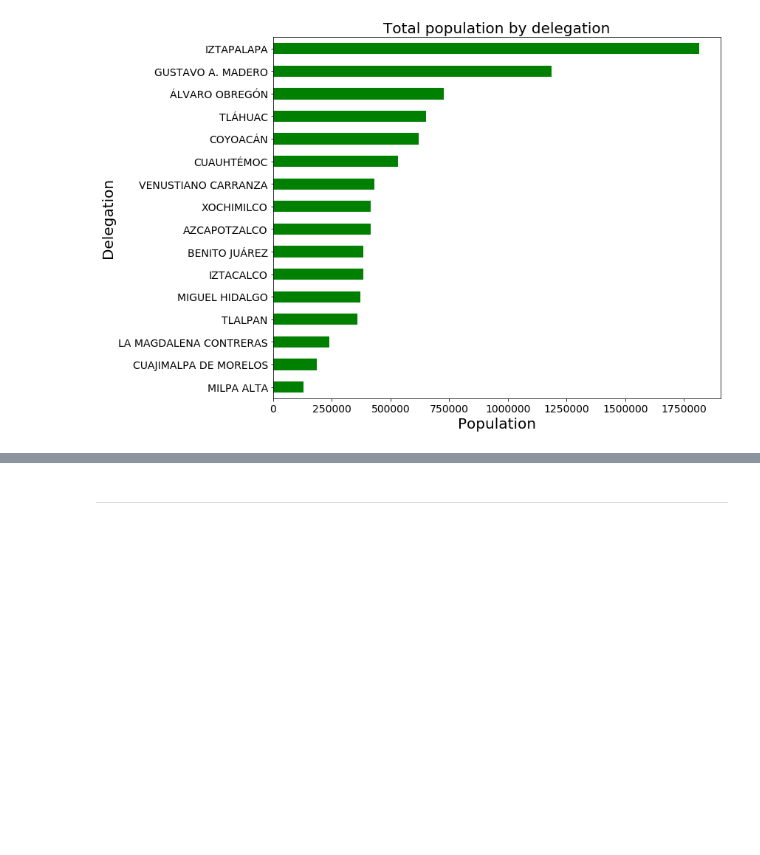
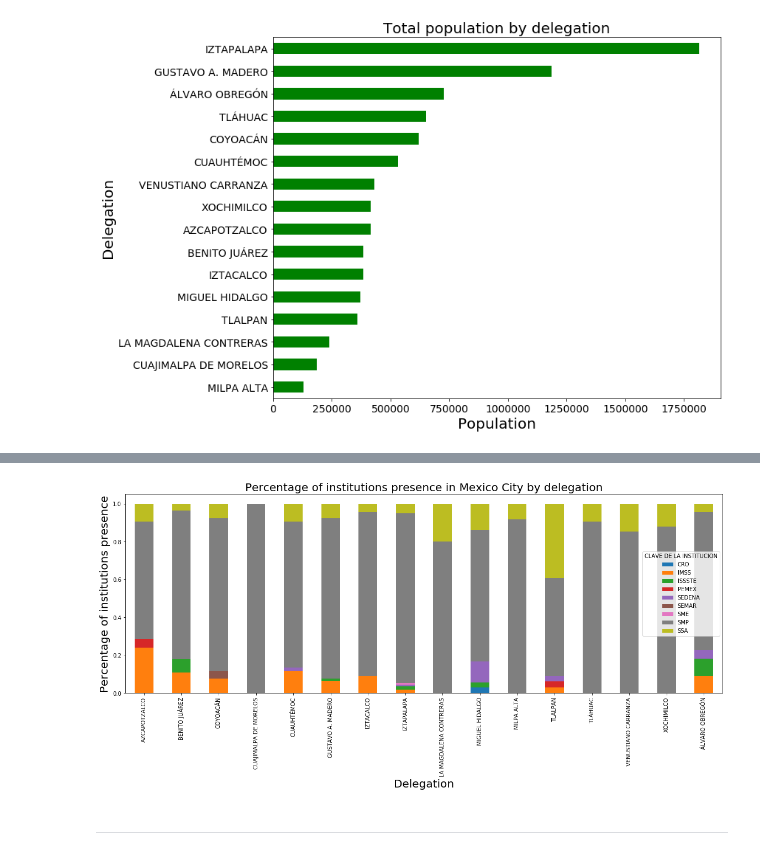
Before and after one commit to JoannePeel/healthcare-data-analysis, a Jupyter notebook: main.ipynb, the cells around one changed output, grey strips where cells are left out. Drawn from its saved outputs; the diff is of its cells as text; code cells hidden in the pictures; blank space fills up the shorter version.

Commit message:
I have made another figure

```diff
--- a/main.ipynb
+++ b/main.ipynb
@@ -385,0 +407,4 @@ plt.show()
+# %%
+df = cdmx_hospitals_df.groupby(["NOMBRE DEL MUNICIPIO","CLAVE DE LA INSTITUCION"]).count()
+df_stacked = df.pivot_table(values = "NOMBRE DE LA ENTIDAD", index = "NOMBRE DEL MUNICIPIO", columns = "CLAVE DE LA INSTITUCION", aggfunc="sum")
+df_stacked
@@ -386,3 +430,17 @@ plt.show()
+# %%
+stk = df_stacked
+# tps = tps[[“ACCIDENTES, ENVENENAMIENTO Y VIOLENCIAS”, “GINECO-OBSTETRICA”, “MEDICA”, “NO ESPECIFICADO”, “PEDIATRICA”, “QUIRURGICA”, “URGENCIA NO CALIFICADA” ]]
+stk = stk.div(stk.sum(1), axis=0)
+
+stk.plot(kind="bar", stacked=True, figsize=(16, 8))
+plt.title("Percentage of institutions presence in Mexico City by delegation").set_size(20)
+plt.ylabel("Percentage of institutions presence").set_size(20)
+plt.xlabel("Delegation").set_size(20)
+plt.tight_layout()
+plt.savefig("figures/stacked_beds_by_institution_and_delegation.png")
+plt.show()
+# %% [output]
+[figure, added]
 # %% [markdown]
 ---
 # %% [markdown]
```
Also changed, not shown: parts of 4 cells of this notebook, 2 other files.
